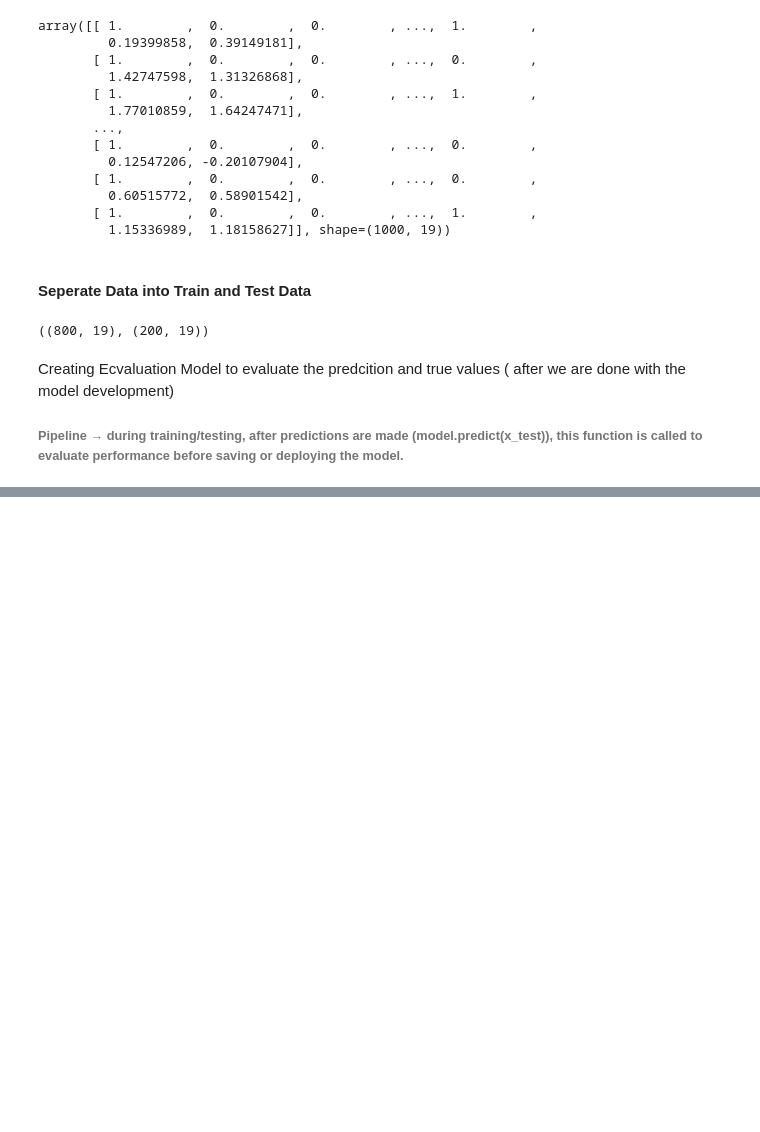
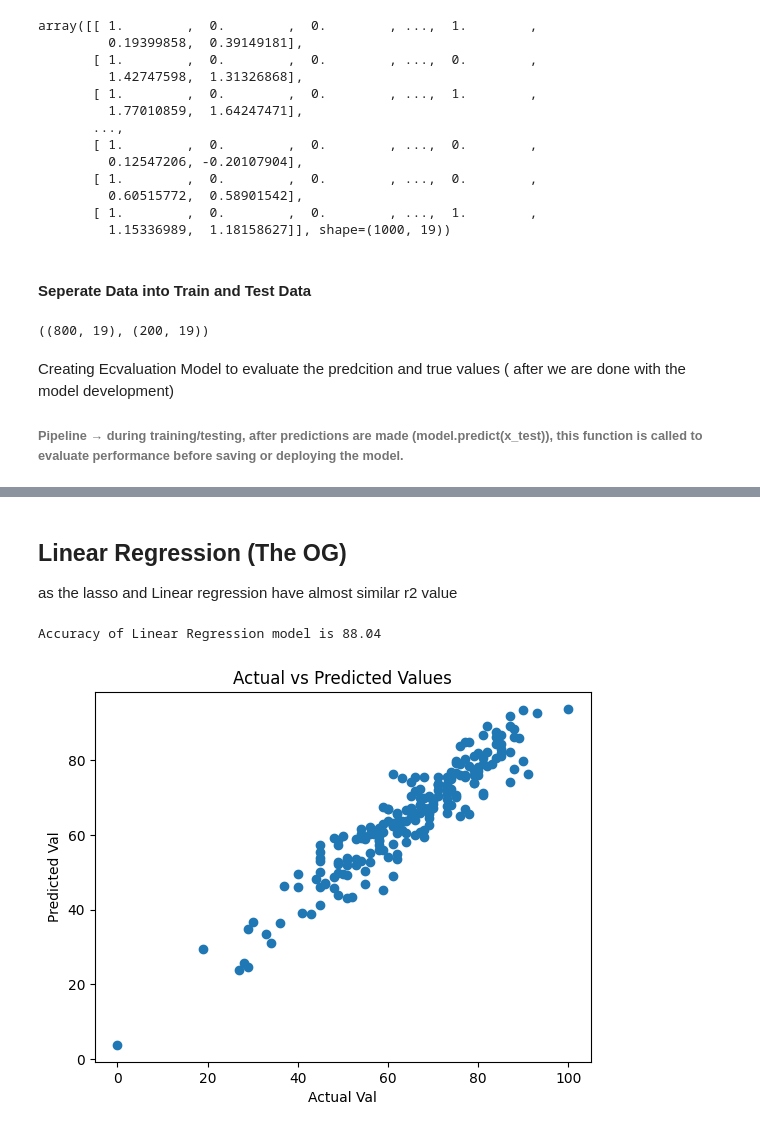
Before and after one commit to bhavbooks/mlproject, a Jupyter notebook: notebook/MODEL_TRAINING.ipynb, the cells around one changed output, grey strips where cells are left out. Saved outputs shown, nothing was run; the diff lists cells and outputs as text; code cells hidden in the pictures; blank space fills up the shorter version.

```diff
--- a/notebook/MODEL_TRAINING.ipynb
+++ b/notebook/MODEL_TRAINING.ipynb
@@ -177,0 +188,20 @@ df.head()
+# %% [markdown]
+## Linear Regression (The OG)
+as the lasso and Linear regression have almost similar r2 value
+# %%
+lin_model = LinearRegression(fit_intercept=True)
+lin_model = lin_model.fit(x_train, y_train)
+
+y_pred = lin_model.predict(x_test)
+score = r2_score(y_test, y_pred)*100 # will show in percentage format
+print("Accuracy of Linear Regression model is %.2f" %score)
+# %% [output]
+Accuracy of Linear Regression model is 88.04
+# %%
+plt.scatter(y_test, y_pred)
+plt.xlabel("Actual Val")
+plt.ylabel("Predicted Val")
+plt.title("Actual vs Predicted Values")
+plt.show()
+# %% [output]
+[figure, added]
```
Also changed, not shown: parts of 9 cells of this notebook.
